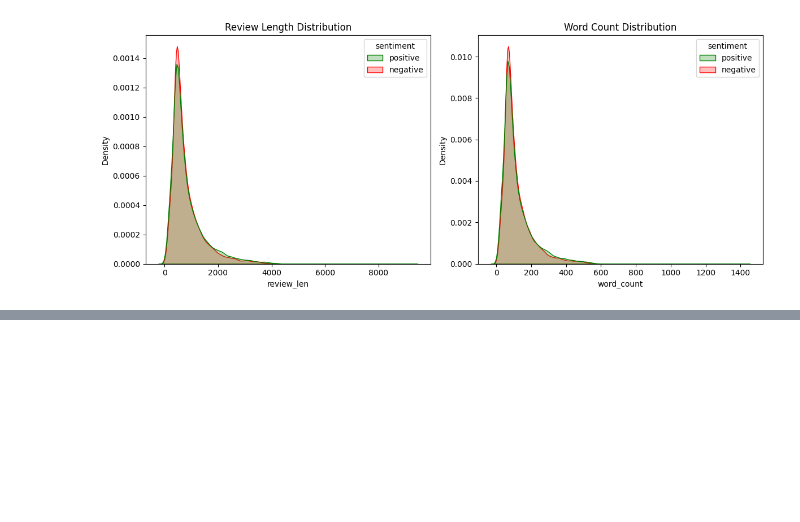
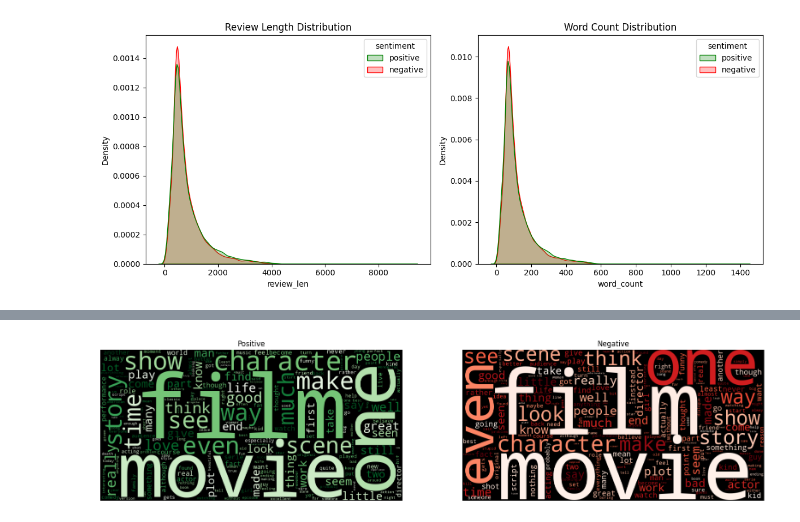
Before and after one commit to Kunalwagh107/n-python-numpy-pandas, a Jupyter notebook: pandas.ipynb, the cells around one changed output, grey strips where cells are left out. Saved outputs shown, nothing was run; the diff lists cells and outputs as text; code cells hidden in the pictures; blank space fills up the shorter version.

```diff
--- a/pandas.ipynb
+++ b/pandas.ipynb
@@ -4925,0 +2458,26 @@ plt.imshow(wc)
+# %%
+from wordcloud import WordCloud
+import matplotlib.pyplot as plt
+
+# Separate reviews
+pos = " ".join(df[df['sentiment'] == 'positive']['review'])
+neg = " ".join(df[df['sentiment'] == 'negative']['review'])
+
+# Create plots
+fig, (ax1, ax2) = plt.subplots(1, 2, figsize=(20, 8))
+
+# Positive
+wc_pos = WordCloud(width=800, height=400, colormap='Greens').generate(pos)
+ax1.imshow(wc_pos)
+ax1.set_title('Positive')
+ax1.axis('off')
+
+# Negative
+wc_neg = WordCloud(width=800, height=400, colormap='Reds').generate(neg)
+ax2.imshow(wc_neg)
+ax2.set_title('Negative')
+ax2.axis('off')
+
+plt.show()
+# %% [output]
+[figure, added]
```
Also changed, not shown: parts of 320 cells of this notebook.
